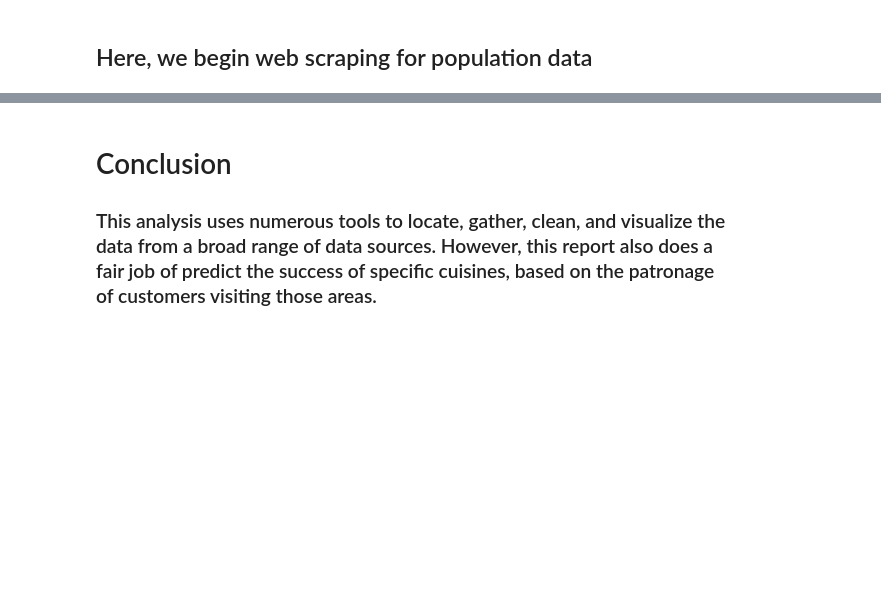
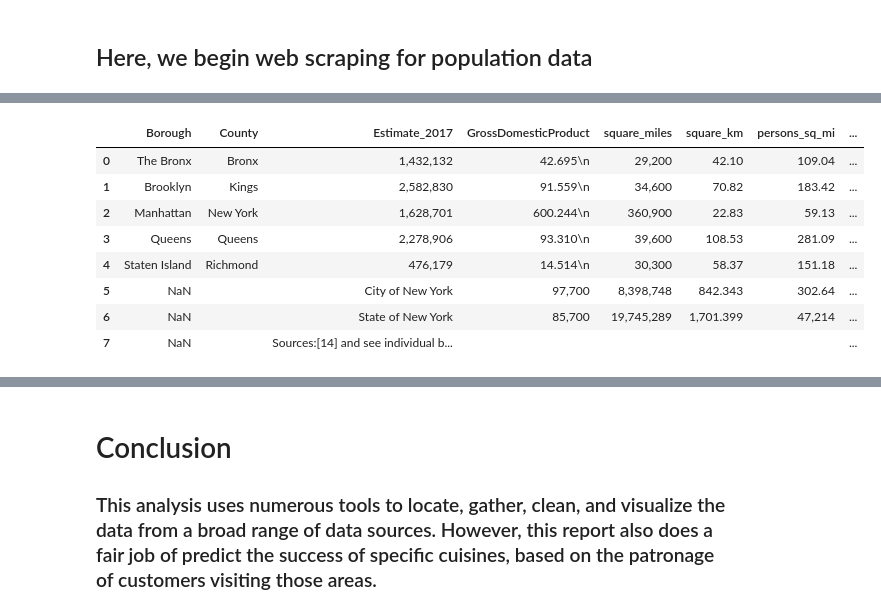
Before and after one commit to jasonp38/Coursera_Capstone, a Jupyter notebook: IBM Applied Data Science Capstone - Final Project.ipynb, the cells around one changed output, grey strips where cells are left out. Cells and saved outputs as stored; diff of their text form; code cells hidden in the pictures; blank space fills up the shorter version.

```diff
--- a/IBM Applied Data Science Capstone - Final Project.ipynb
+++ b/IBM Applied Data Science Capstone - Final Project.ipynb
@@ -600,3 +776,29 @@ def getNearbyVenues(names, latitudes, longitudes, LIMIT=200, radius=1000):
                   'Venue Category']
 
     return(nearby_venues)
+# %%
+Pop_data.rename(columns = {'NewYorkCitysfiveboroughsvte\n' : 'Borough',
+                   'Jurisdiction\n':'County',
+                   'Population\n':'Estimate_2017',
+                   'Landarea\n':'square_miles',
+                    'Density\n':'square_km',
+                          }, inplace=True)
+# %%
+
+Pop_data.loc[5:,['persons_sq_mi','persons_sq_km']] = Pop_data.loc[2:,['persons_sq_mi','persons_sq_km']].shift(1,axis=1)
+Pop_data.loc[5:,['square_km','persons_sq_mi']] = Pop_data.loc[2:,['square_km','persons_sq_mi']].shift(1,axis=1)
+Pop_data.loc[5:,['square_miles','square_km']] = Pop_data.loc[2:,['square_miles','square_km']].shift(1,axis=1)
+Pop_data.loc[5:,['Estimate_2017','square_miles']] = Pop_data.loc[2:,['Estimate_2017','square_miles']].shift(1,axis=1)
+Pop_data.loc[5:,['County','Estimate_2017']] = Pop_data.loc[2:,['County','Estimate_2017']].shift(1,axis=1)
+Pop_data.loc[5:,['Borough','County']] = Pop_data.loc[2:,['Borough','County']].shift(1,axis=1)
+Pop_data
+# %% [output]
+|  | Borough | County | Estimate_2017 | GrossDomesticProduct | square_miles | square_km | persons_sq_mi | ... |
+| 0 | The Bronx | Bronx | 1,432,132 | 42.695\n | 29,200 | 42.10 | 109.04 | ... |
+| 1 | Brooklyn | Kings | 2,582,830 | 91.559\n | 34,600 | 70.82 | 183.42 | ... |
+| 2 | Manhattan | New York | 1,628,701 | 600.244\n | 360,900 | 22.83 | 59.13 | ... |
+| 3 | Queens | Queens | 2,278,906 | 93.310\n | 39,600 | 108.53 | 281.09 | ... |
+| 4 | Staten Island | Richmond | 476,179 | 14.514\n | 30,300 | 58.37 | 151.18 | ... |
+| 5 | NaN |  | City of New York | 97,700 | 8,398,748 | 842.343 | 302.64 | ... |
+| 6 | NaN |  | State of New York | 85,700 | 19,745,289 | 1,701.399 | 47,214 | ... |
+| 7 | NaN |  | Sources:[14] and see individual b... |  |  |  |  | ... |
```
Also changed, not shown: parts of 35 cells of this notebook.
